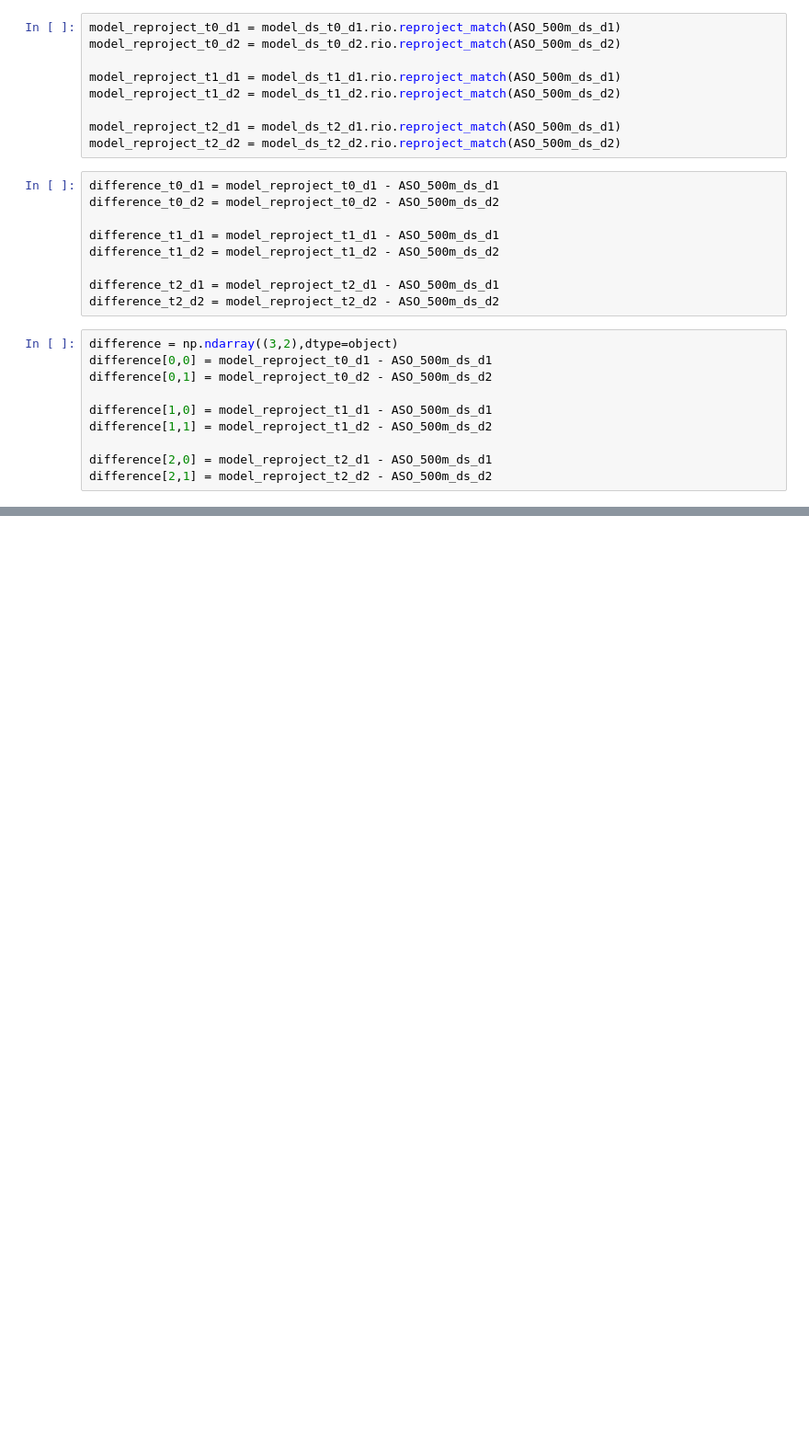
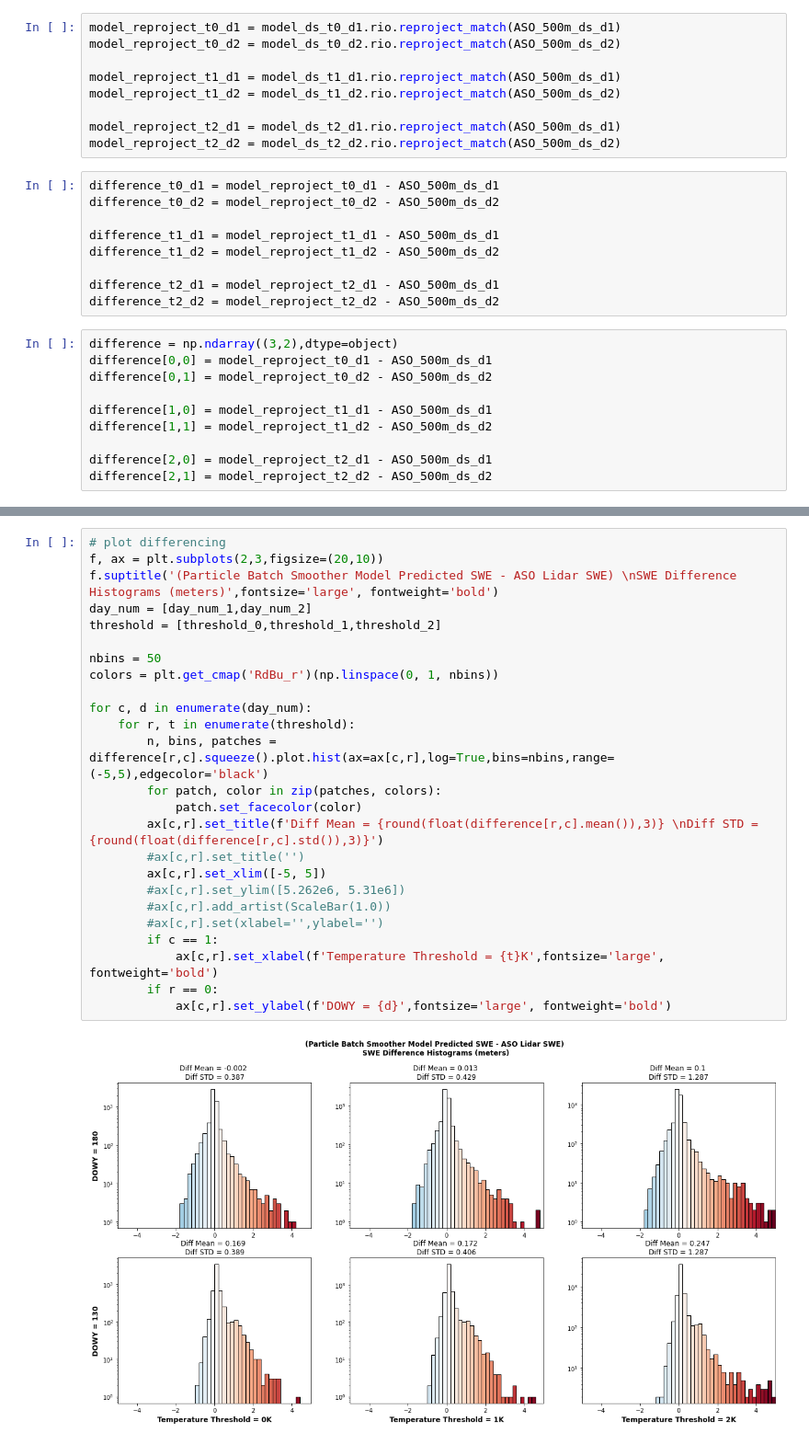
Before and after one commit to bessoh2/SnowHydro, a Jupyter notebook: plot_all_combinations.ipynb, the cells around one changed output, grey strips where cells are left out. Shown at 92% size. Drawn from its saved outputs; the diff is of its cells as text; blank space fills up the shorter version.

```diff
--- a/plot_all_combinations.ipynb
+++ b/plot_all_combinations.ipynb
@@ -108,0 +109,27 @@ for c, d in enumerate(day_num):
+# %%
+# plot differencing
+f, ax = plt.subplots(2,3,figsize=(20,10))
+f.suptitle('(Particle Batch Smoother Model Predicted SWE - ASO Lidar SWE) \nSWE Difference Histograms (meters)',fontsize='large', fontweight='bold')
+day_num = [day_num_1,day_num_2]
+threshold = [threshold_0,threshold_1,threshold_2]
+
+nbins = 50
+colors = plt.get_cmap('RdBu_r')(np.linspace(0, 1, nbins))
+
+for c, d in enumerate(day_num):
+    for r, t in enumerate(threshold):
+        n, bins, patches = difference[r,c].squeeze().plot.hist(ax=ax[c,r],log=True,bins=nbins,range=(-5,5),edgecolor='black')
+        for patch, color in zip(patches, colors):
+            patch.set_facecolor(color)
+        ax[c,r].set_title(f'Diff Mean = {round(float(difference[r,c].mean()),3)} \nDiff STD = {round(float(difference[r,c].std()),3)}')
+        #ax[c,r].set_title('')
+        ax[c,r].set_xlim([-5, 5])
+        #ax[c,r].set_ylim([5.262e6, 5.31e6])
+        #ax[c,r].add_artist(ScaleBar(1.0))
+        #ax[c,r].set(xlabel='',ylabel='')
+        if c == 1:
+            ax[c,r].set_xlabel(f'Temperature Threshold = {t}K',fontsize='large', fontweight='bold')
+        if r == 0:
+            ax[c,r].set_ylabel(f'DOWY = {d}',fontsize='large', fontweight='bold')
+# %% [output]
+[figure, added]
```
Also changed, not shown: parts of 2 cells of this notebook.
